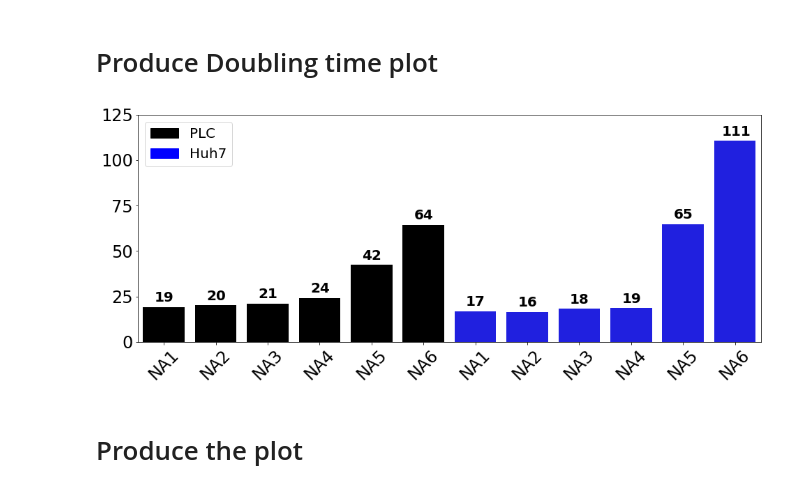
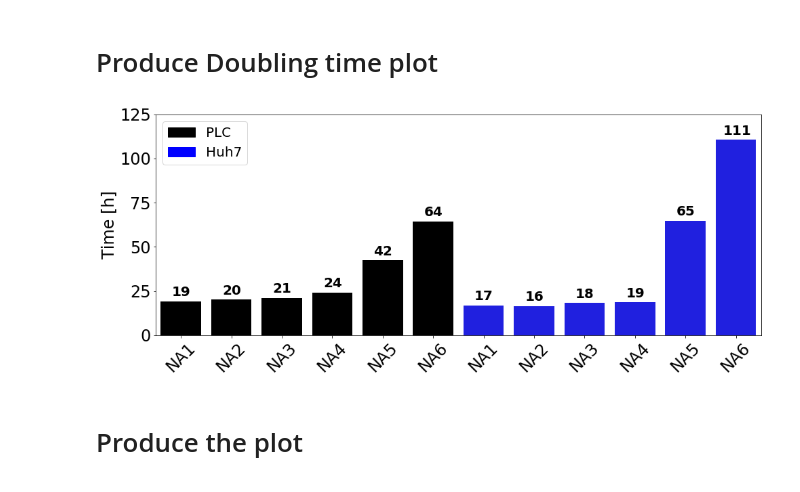
Before and after one commit to ThierryMondeel/HCC_flux_balance_analysis, a Jupyter notebook: Code/Generate experimental_figures.ipynb, the cells around one changed output. Saved outputs shown, nothing was run; the diff lists cells and outputs as text; code cells hidden in the pictures.

Commit message:
Match Matlab biomass at final alpha plot with Python doubling time plot

```diff
--- a/Code/Generate experimental_figures.ipynb
+++ b/Code/Generate experimental_figures.ipynb
@@ -151,27 +151,29 @@ df_hplc_glc_huh.head()
 # %%
 fig = plt.figure(figsize=[16, 6])
 ax = fig.gca()
 doubling_barplot = sns.barplot(data=df_doubling.transpose(),palette=['k']*6+['b']*6)
 plt.setp(doubling_barplot.get_xticklabels(), rotation=45)
 ax.set_xticklabels(['NA1','NA2','NA3','NA4','NA5','NA6']*2)
 ax.set_ylim([0, 125])
 
 for i, v in enumerate(df_doubling['Doubling time']):
     if v >= 100:
         x_offset = 0.26
     else:
         x_offset = 0.18
     ax.text(i-x_offset, v + 3, str(round(v)), color='k', fontweight='bold', fontsize=20)
 
 black_patch = mpatches.Patch(color='black', label='PLC')
 blue_patch = mpatches.Patch(color='blue', label='Huh7')
 _ = plt.legend(handles=[black_patch, blue_patch])
 #ax.text(-0.07, 1.04, 'C', transform=ax.transAxes, size=30, weight='bold')
 
+ax.set_ylabel('Time [h]')
+
 fig.savefig('../Figures/Fig_3_doubling_time.pdf', bbox_inches = 'tight', pad_inches=0.1)
 plt.show()
 # %% [output]
-[figure, old version]
+[figure, new version]
 # %% [markdown]
 # Produce the plot
 # %%
```
Also changed, not shown: 3 other files.
